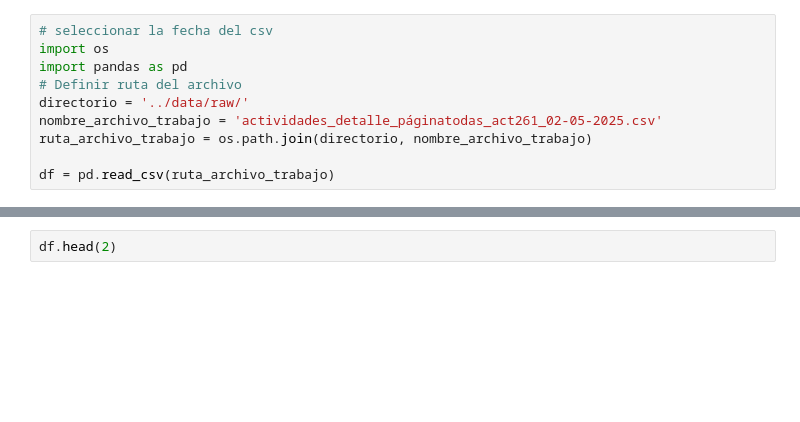
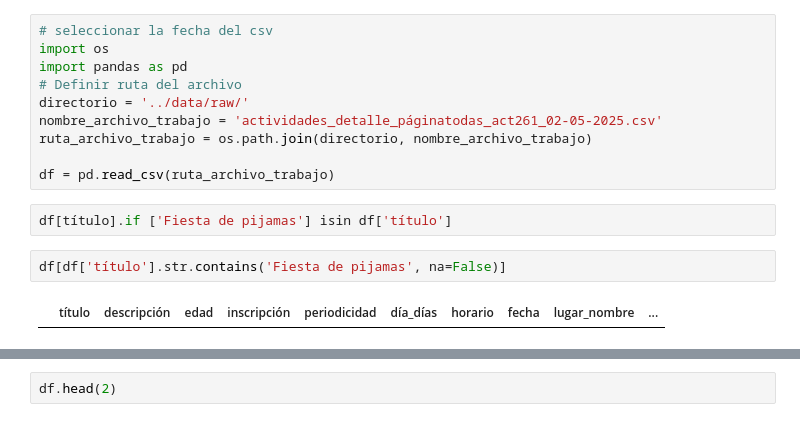
Before and after one commit to abdonrb/desafio_tripulaciones, a Jupyter notebook: notebooks/05_Datos_Detallados_Actividades_Infantiles_Madrid_WS_agv.ipynb, the cells around one changed output, grey strips where cells are left out. Cells and saved outputs as stored; diff of their text form; blank space fills up the shorter version.

```diff
--- a/notebooks/05_Datos_Detallados_Actividades_Infantiles_Madrid_WS_agv.ipynb
+++ b/notebooks/05_Datos_Detallados_Actividades_Infantiles_Madrid_WS_agv.ipynb
@@ -616,3 +618,9 @@ nombre_archivo_trabajo = 'actividades_detalle_páginatodas_act261_02-05-2025.csv
 ruta_archivo_trabajo = os.path.join(directorio, nombre_archivo_trabajo)
 
 df = pd.read_csv(ruta_archivo_trabajo)
+# %%
+df[título].if ['Fiesta de pijamas'] isin df['título']
+# %%
+df[df['título'].str.contains('Fiesta de pijamas', na=False)]
+# %% [output]
+|  | título | descripción | edad | inscripción | periodicidad | día_días | horario | fecha | lugar_nombre | ... |
```
Also changed, not shown: parts of 15 cells of this notebook, 2 other files.
